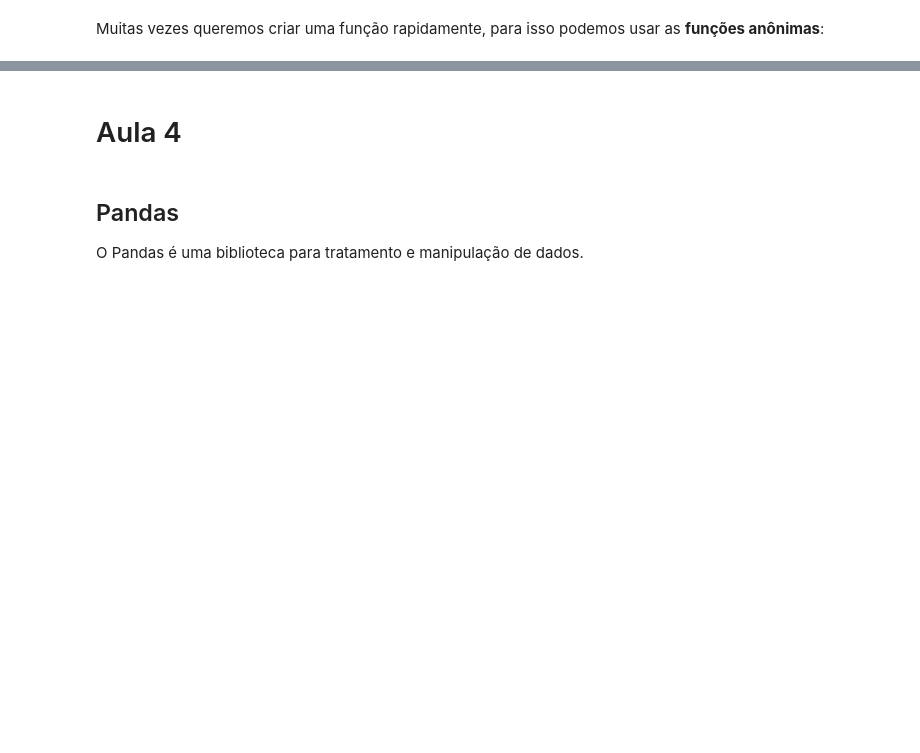
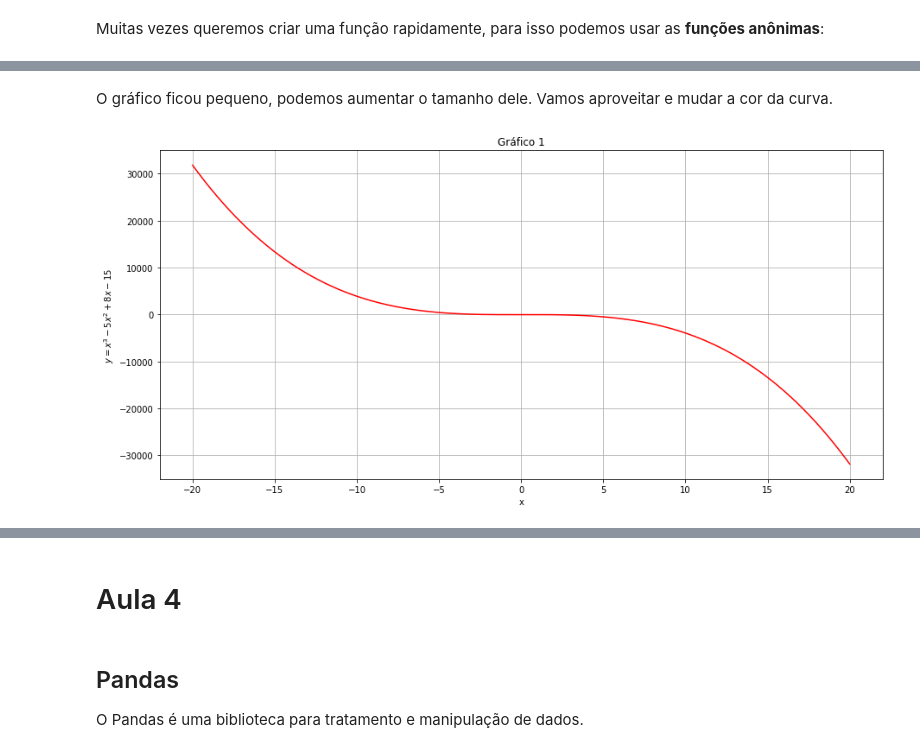
Before and after one commit to klaudioc/Python, a Jupyter notebook: CursoPython.ipynb, the cells around one changed output, grey strips where cells are left out. Saved outputs shown, nothing was run; the diff lists cells and outputs as text; code cells hidden in the pictures; blank space fills up the shorter version.

```diff
--- a/CursoPython.ipynb
+++ b/CursoPython.ipynb
@@ -600,0 +1047,12 @@ f4(5)
+# %% [markdown]
+O gráfico ficou pequeno, podemos aumentar o tamanho dele. Vamos aproveitar e mudar a cor da curva.
+# %%
+plt.figure(figsize=(15,7)) # cria a figura
+plt.plot(x,y,'red') # plota o gráfico
+plt.xlabel('x') # rótulo para o eixo x
+plt.ylabel(r'$y = x^3 - 5x^2 + 8x - 15$') # rótulo para o eixo y
+plt.title('Gráfico 1') # título do gráfico
+plt.grid(True) # coloca uma grade no gráfico
+plt.show()
+# %% [output]
+[figure, added]
```
Also changed, not shown: parts of 190 cells of this notebook.
